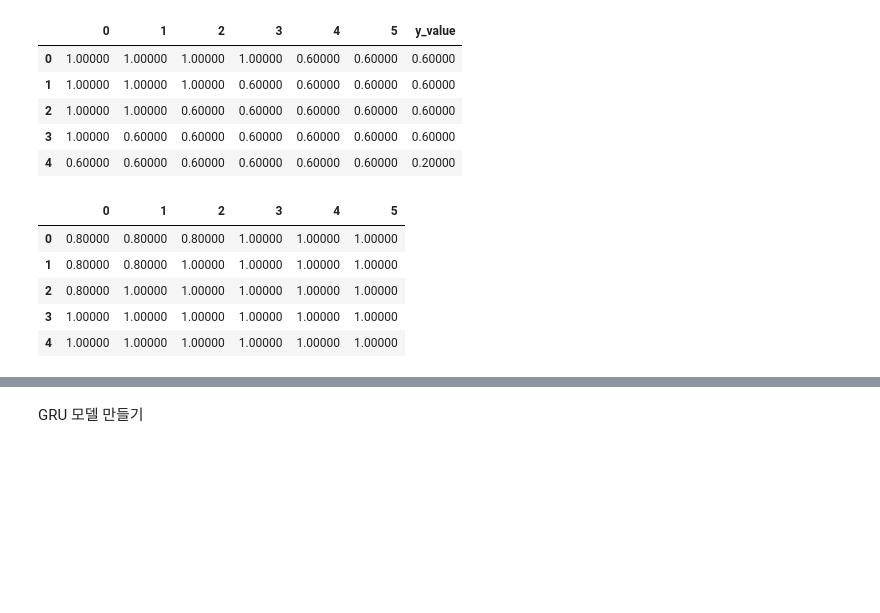
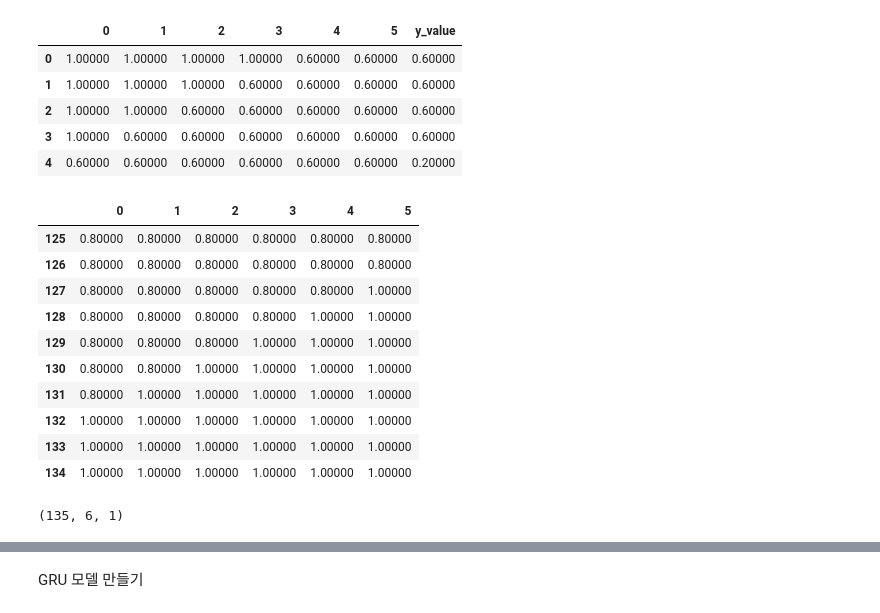
Before and after one commit to HyeonheeKo/emergency, a Jupyter notebook: RNN_GRU_guidecode.ipynb, the cells around one changed output, grey strips where cells are left out. Saved outputs shown, nothing was run; the diff lists cells and outputs as text; code cells hidden in the pictures; blank space fills up the shorter version.

```diff
--- a/RNN_GRU_guidecode.ipynb
+++ b/RNN_GRU_guidecode.ipynb
@@ -90,0 +112,6 @@ x_train, y_train = np.array(x_train), np.array(y_train)
+# %%
+time_steps=6
+for_periods = 1
+x_train, y_train, x_test = xysplit_data(train_data_scaled, test_data_scaled,
+                                        train_data_len, test_data_len,
+                                        time_steps, for_periods)
@@ -125,15 +189,0 @@ train_data_scaled.shape
-# %%
-# 3차원으로 재구성하기
-# np.reshape(samples, time steps, features) 로 만듦
-x_train = np.reshape(x_train, (x_train.shape[0], x_train.shape[1],1))
-
-# Preparing to creat X_test
-inputs = pd.concat((train_data_scaled, test_data_scaled), axis=0).values
-inputs = inputs[len(inputs)-len(test_data_scaled) - time_steps:]
-inputs = inputs.reshape(-1,1)
-
-x_test = []
-for i in range(time_steps, test_data_len + time_steps - for_periods):
-    x_test.append(inputs[i-time_steps:i,0])
-x_test = np.array(x_test)
-x_test = np.reshape(x_test, (x_test.shape[0], x_test.shape[1],1))
@@ -154,14 +208,23 @@ X_train 데이터프레임 형식으로 보기
 # %%
 # 3차원의 X_test를 데이터프레임 형식으로 바꿔서 눈으로 확인해보기
 x_test_see = pd.DataFrame(np.reshape(x_test, (x_test.shape[0], x_test.shape[1])))
-pd.DataFrame(x_test_see).head()
+pd.DataFrame(x_test_see).tail(10)
 # %% [output]
 |  | 0 | 1 | 2 | 3 | 4 | 5 |
-| 0 | 0.80000 | 0.80000 | 0.80000 | 1.00000 | 1.00000 | 1.00000 |
-| 1 | 0.80000 | 0.80000 | 1.00000 | 1.00000 | 1.00000 | 1.00000 |
-| 2 | 0.80000 | 1.00000 | 1.00000 | 1.00000 | 1.00000 | 1.00000 |
-| 3 | 1.00000 | 1.00000 | 1.00000 | 1.00000 | 1.00000 | 1.00000 |
-| 4 | 1.00000 | 1.00000 | 1.00000 | 1.00000 | 1.00000 | 1.00000 |
+| 125 | 0.80000 | 0.80000 | 0.80000 | 0.80000 | 0.80000 | 0.80000 |
+| 126 | 0.80000 | 0.80000 | 0.80000 | 0.80000 | 0.80000 | 0.80000 |
+| 127 | 0.80000 | 0.80000 | 0.80000 | 0.80000 | 0.80000 | 1.00000 |
+| 128 | 0.80000 | 0.80000 | 0.80000 | 0.80000 | 1.00000 | 1.00000 |
+| 129 | 0.80000 | 0.80000 | 0.80000 | 1.00000 | 1.00000 | 1.00000 |
+| 130 | 0.80000 | 0.80000 | 1.00000 | 1.00000 | 1.00000 | 1.00000 |
+| 131 | 0.80000 | 1.00000 | 1.00000 | 1.00000 | 1.00000 | 1.00000 |
+| 132 | 1.00000 | 1.00000 | 1.00000 | 1.00000 | 1.00000 | 1.00000 |
+| 133 | 1.00000 | 1.00000 | 1.00000 | 1.00000 | 1.00000 | 1.00000 |
+| 134 | 1.00000 | 1.00000 | 1.00000 | 1.00000 | 1.00000 | 1.00000 |
+# %%
+x_test.shape
+# %% [output]
+(135, 6, 1)
 # %%
 print("There are " + str(x_train.shape[0]) + " samples in the training data")
 # There are 1505 samples in the training data
```
Also changed, not shown: parts of 28 cells of this notebook.
